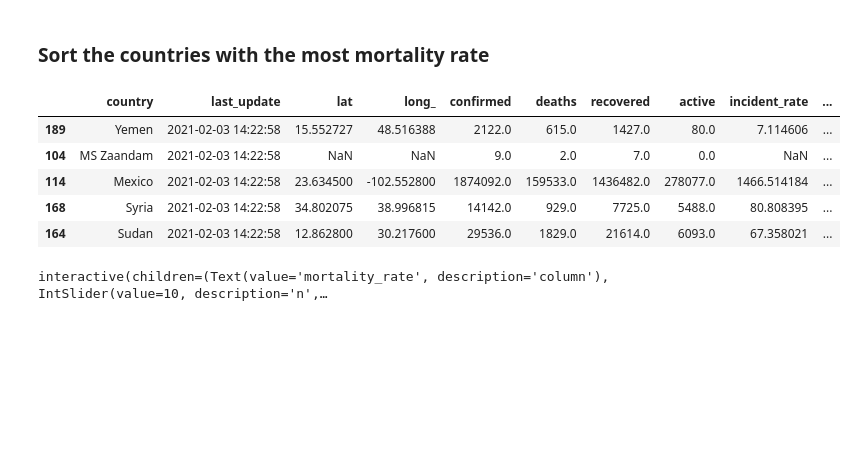
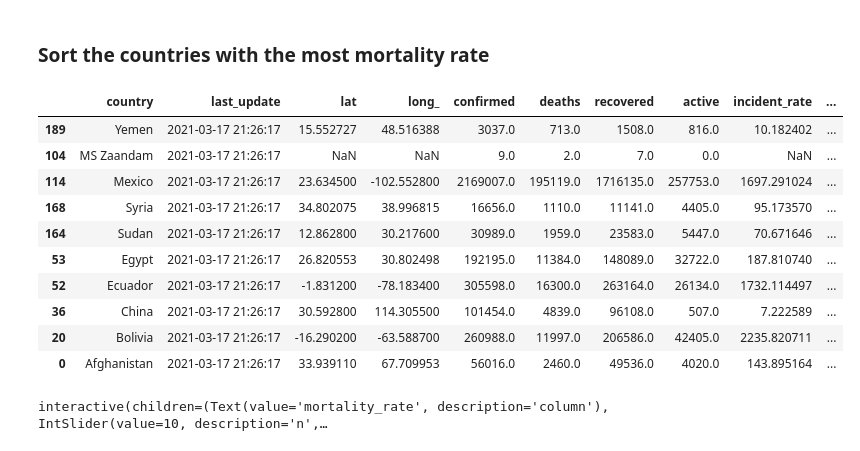
Before and after one commit to giuice/DataSciencePath, a Jupyter notebook: ntbk-data-visualization-and-analysis-of-covid-19-in-mexico.ipynb, the cells around one changed output. Saved outputs shown, nothing was run; the diff lists cells and outputs as text; code cells hidden in the pictures; blank space fills up the shorter version.

```diff
--- a/ntbk-data-visualization-and-analysis-of-covid-19-in-mexico.ipynb
+++ b/ntbk-data-visualization-and-analysis-of-covid-19-in-mexico.ipynb
@@ -92,3 +92,5 @@ confirmed_total = int(df_country['confirmed'].sum())
 deaths_total = int(df_country['deaths'].sum())
 recovered_total = int(df_country['recovered'].sum())
 active_total = int(df_country['active'].sum())
+#CFR = deaths / (deaths + recovered)
+df_country['crf'] = df_country['deaths']/(df_country['deaths'] + df_country['recovered']) * 100
@@ -98,14 +121,19 @@ active_total = int(df_country['active'].sum())
 ### Sort the countries with the most mortality rate
 # %%
 sorted_mortality = df_country.sort_values('mortality_rate', ascending=False)
-sorted_mortality.head(5)
+sorted_mortality.head(10)
 # %% [output]
 |  | country | last_update | lat | long_ | confirmed | deaths | recovered | active | incident_rate | ... |
-| 189 | Yemen | 2021-02-03 14:22:58 | 15.552727 | 48.516388 | 2122.0 | 615.0 | 1427.0 | 80.0 | 7.114606 | ... |
-| 104 | MS Zaandam | 2021-02-03 14:22:58 | NaN | NaN | 9.0 | 2.0 | 7.0 | 0.0 | NaN | ... |
-| 114 | Mexico | 2021-02-03 14:22:58 | 23.634500 | -102.552800 | 1874092.0 | 159533.0 | 1436482.0 | 278077.0 | 1466.514184 | ... |
-| 168 | Syria | 2021-02-03 14:22:58 | 34.802075 | 38.996815 | 14142.0 | 929.0 | 7725.0 | 5488.0 | 80.808395 | ... |
-| 164 | Sudan | 2021-02-03 14:22:58 | 12.862800 | 30.217600 | 29536.0 | 1829.0 | 21614.0 | 6093.0 | 67.358021 | ... |
+| 189 | Yemen | 2021-03-17 21:26:17 | 15.552727 | 48.516388 | 3037.0 | 713.0 | 1508.0 | 816.0 | 10.182402 | ... |
+| 104 | MS Zaandam | 2021-03-17 21:26:17 | NaN | NaN | 9.0 | 2.0 | 7.0 | 0.0 | NaN | ... |
+| 114 | Mexico | 2021-03-17 21:26:17 | 23.634500 | -102.552800 | 2169007.0 | 195119.0 | 1716135.0 | 257753.0 | 1697.291024 | ... |
+| 168 | Syria | 2021-03-17 21:26:17 | 34.802075 | 38.996815 | 16656.0 | 1110.0 | 11141.0 | 4405.0 | 95.173570 | ... |
+| 164 | Sudan | 2021-03-17 21:26:17 | 12.862800 | 30.217600 | 30989.0 | 1959.0 | 23583.0 | 5447.0 | 70.671646 | ... |
+| 53 | Egypt | 2021-03-17 21:26:17 | 26.820553 | 30.802498 | 192195.0 | 11384.0 | 148089.0 | 32722.0 | 187.810740 | ... |
+| 52 | Ecuador | 2021-03-17 21:26:17 | -1.831200 | -78.183400 | 305598.0 | 16300.0 | 263164.0 | 26134.0 | 1732.114497 | ... |
+| 36 | China | 2021-03-17 21:26:17 | 30.592800 | 114.305500 | 101454.0 | 4839.0 | 96108.0 | 507.0 | 7.222589 | ... |
+| 20 | Bolivia | 2021-03-17 21:26:17 | -16.290200 | -63.588700 | 260988.0 | 11997.0 | 206586.0 | 42405.0 | 2235.820711 | ... |
+| 0 | Afghanistan | 2021-03-17 21:26:17 | 33.939110 | 67.709953 | 56016.0 | 2460.0 | 49536.0 | 4020.0 | 143.895164 | ... |
 # %%
 def covid_bubble_chart_1( column, n):
     df = sorted_mortality.head(n)
```
Also changed, not shown: parts of 24 cells of this notebook.
